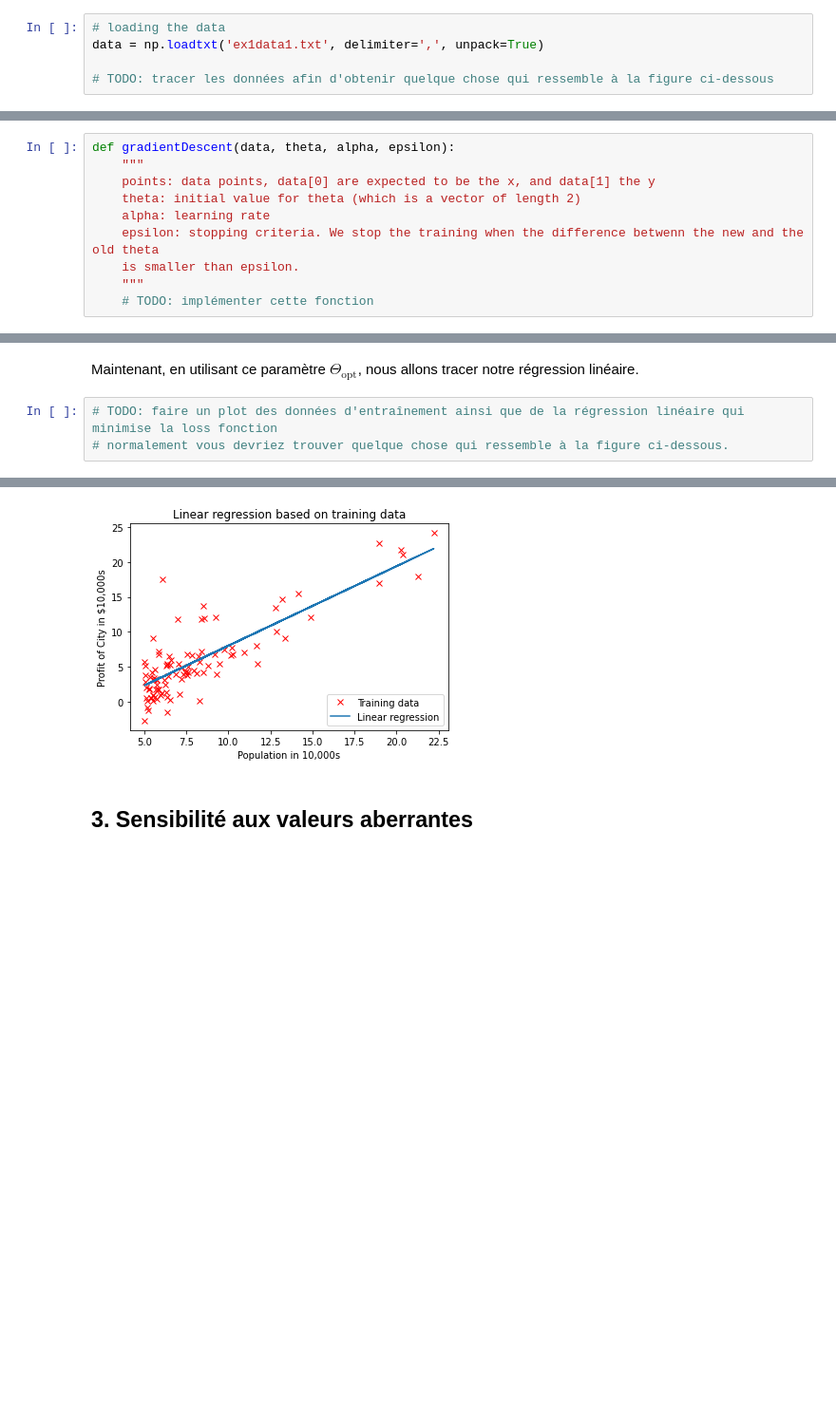
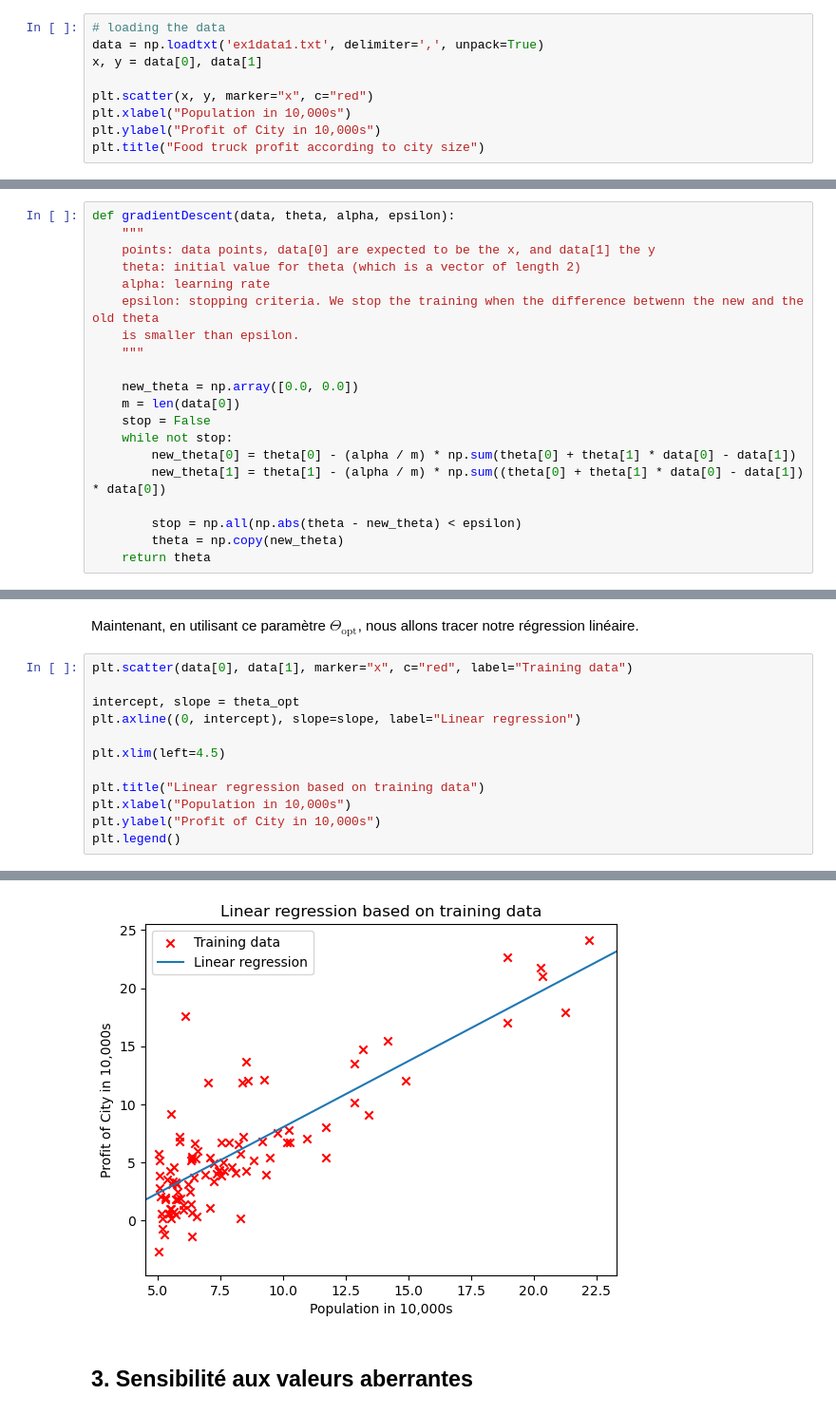
Before and after one commit to HUART1848/APV_L1, a Jupyter notebook: TP1_APV_S1-2023_Reponses_Huart_Hugo.ipynb, the cells around one changed output, grey strips where cells are left out. Shown at 95% size. Saved outputs shown, nothing was run; the diff lists cells and outputs as text; blank space fills up the shorter version.

```diff
--- a/TP1_APV_S1-2023_Reponses_Huart_Hugo.ipynb
+++ b/TP1_APV_S1-2023_Reponses_Huart_Hugo.ipynb
@@ -95,6 +95,10 @@ Avant de commencer, nous allons visualiser les données.
 # %%
 # loading the data
 data = np.loadtxt('ex1data1.txt', delimiter=',', unpack=True)
+x, y = data[0], data[1]
 
-# TODO: tracer les données afin d'obtenir quelque chose qui ressemble à la figure ci-dessous
+plt.scatter(x, y, marker="x", c="red")
+plt.xlabel("Population in 10,000s")
+plt.ylabel("Profit of City in 10,000s")
+plt.title("Food truck profit according to city size")
 # %% [output]
@@ -148,7 +153,17 @@ def gradientDescent(data, theta, alpha, epsilon):
     epsilon: stopping criteria. We stop the training when the difference betwenn the new and the old theta
     is smaller than epsilon.
     """
-    # TODO: implémenter cette fonction
+
+    new_theta = np.array([0.0, 0.0])
+    m = len(data[0])
+    stop = False
+    while not stop:
+        new_theta[0] = theta[0] - (alpha / m) * np.sum(theta[0] + theta[1] * data[0] - data[1])
+        new_theta[1] = theta[1] - (alpha / m) * np.sum((theta[0] + theta[1] * data[0] - data[1]) * data[0])
+
+        stop = np.all(np.abs(theta - new_theta) < epsilon)
+        theta = np.copy(new_theta)
+    return theta
 # %% [markdown]
 En utilisant cett fonction, nous pouvons donc déterminer un $\Theta_{\text{opt}}$, qui, espérons-le, sera optimal. (Rappelons que la descente du gradient n'a pas de gurarantie de convergence).
 # %%
@@ -162,11 +177,20 @@ The computed theta we found is  [-3.341040078572962, 1.1373039136830598]
 # %% [markdown]
 Maintenant, en utilisant ce paramètre $\Theta_{\text{opt}}$, nous allons tracer notre régression linéaire.
 # %%
-# TODO: faire un plot des données d'entraînement ainsi que de la régression linéaire qui minimise la loss fonction
-# normalement vous devriez trouver quelque chose qui ressemble à la figure ci-dessous.
+plt.scatter(data[0], data[1], marker="x", c="red", label="Training data")
+
+intercept, slope = theta_opt
+plt.axline((0, intercept), slope=slope, label="Linear regression")
+
+plt.xlim(left=4.5)
+
+plt.title("Linear regression based on training data")
+plt.xlabel("Population in 10,000s")
+plt.ylabel("Profit of City in 10,000s")
+plt.legend()
 # %% [output]
 <matplotlib.legend.Legend at 0x...>
-[figure, old version]
+[figure, new version]
 # %% [markdown]
 ## 3. Sensibilité aux valeurs aberrantes
 # %% [markdown]
```
Also changed, not shown: parts of 5 cells of this notebook.
